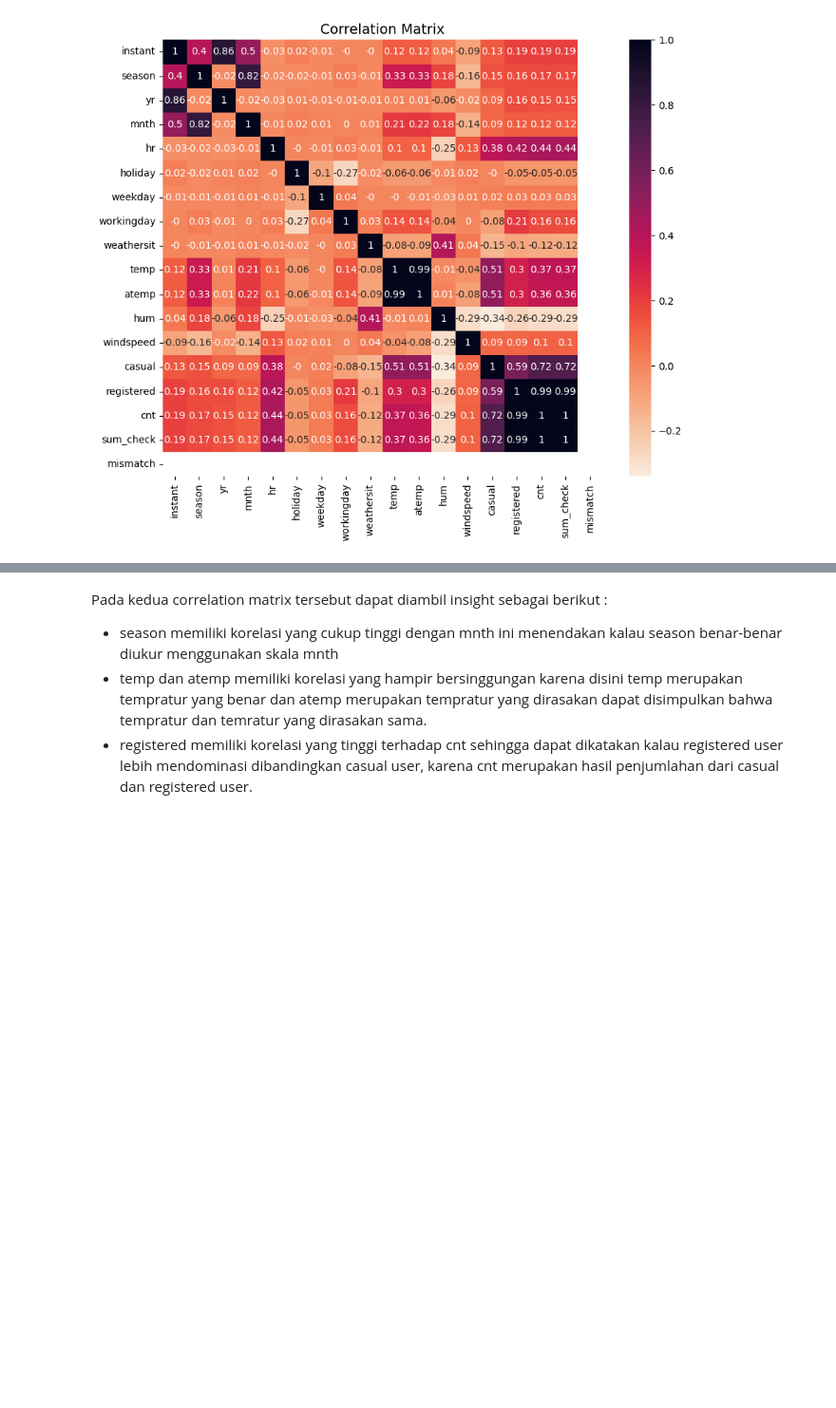
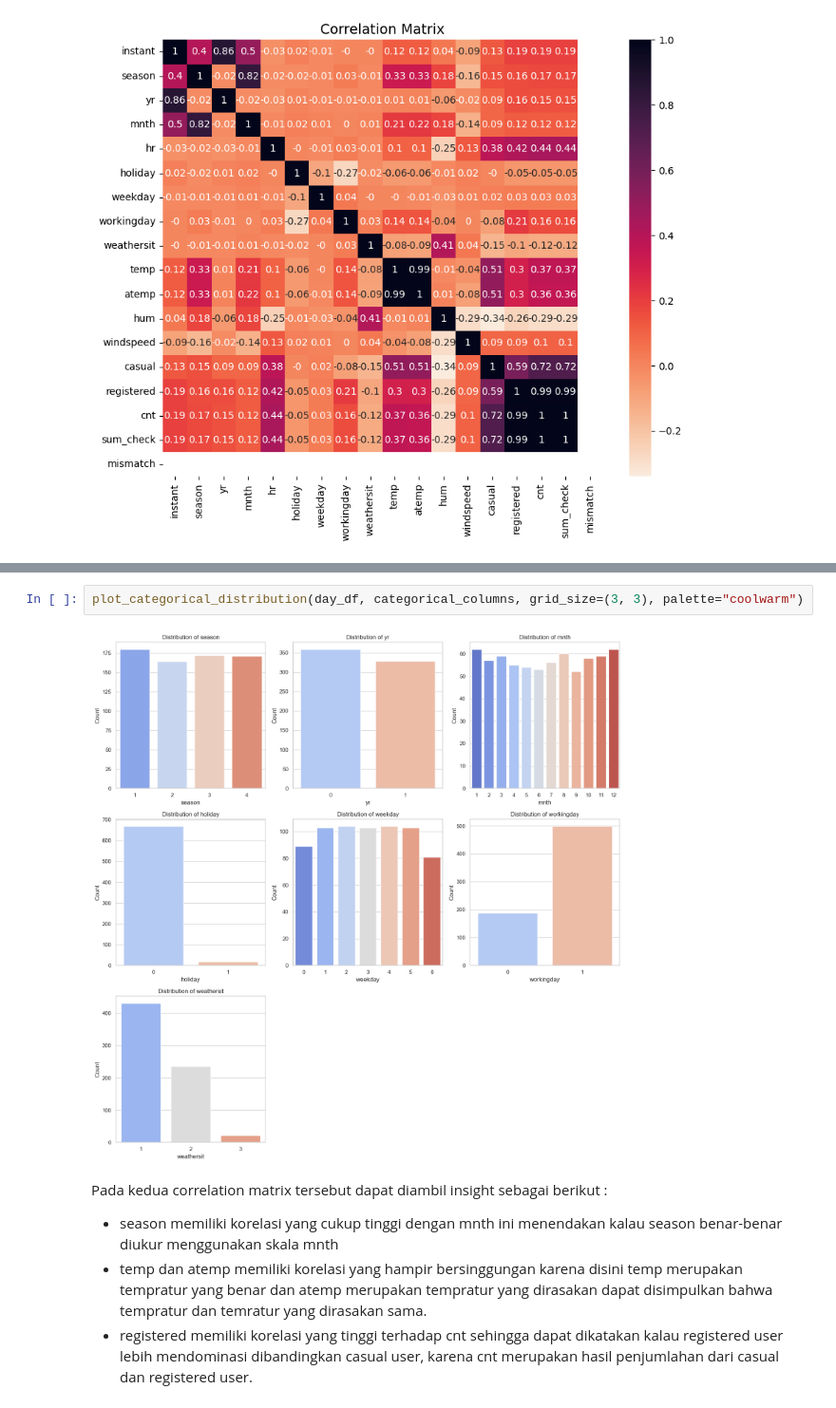
Before and after one commit to Maoelan/bike-sharing-data-analysis, a Jupyter notebook: Proyek_Analisis_Data.ipynb, the cells around one changed output, grey strips where cells are left out. Shown at 95% size. Drawn from its saved outputs; the diff is of its cells as text; blank space fills up the shorter version.

```diff
--- a/Proyek_Analisis_Data.ipynb
+++ b/Proyek_Analisis_Data.ipynb
@@ -350,3 +395,7 @@ Text(0.5, 1.0, 'Correlation Matrix')
+# %%
+plot_categorical_distribution(day_df, categorical_columns, grid_size=(3, 3), palette="coolwarm")
+# %% [output]
+[figure, added]
 # %% [markdown]
 Pada kedua correlation matrix tersebut dapat diambil insight sebagai berikut :
 - season memiliki korelasi yang cukup tinggi dengan mnth ini menendakan kalau season benar-benar diukur menggunakan skala mnth
```
Also changed, not shown: parts of 3 cells of this notebook.
